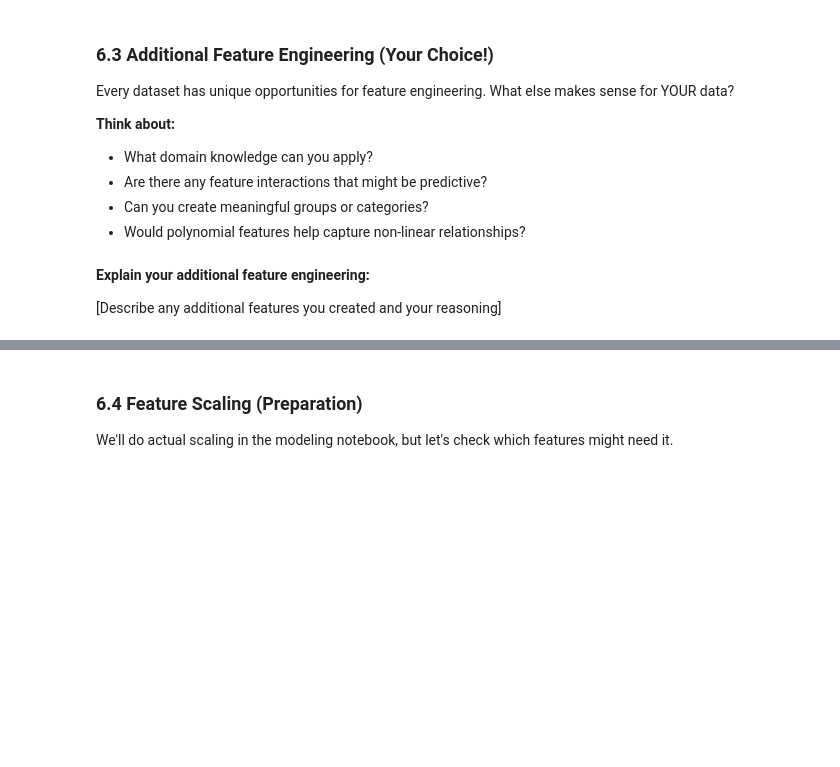
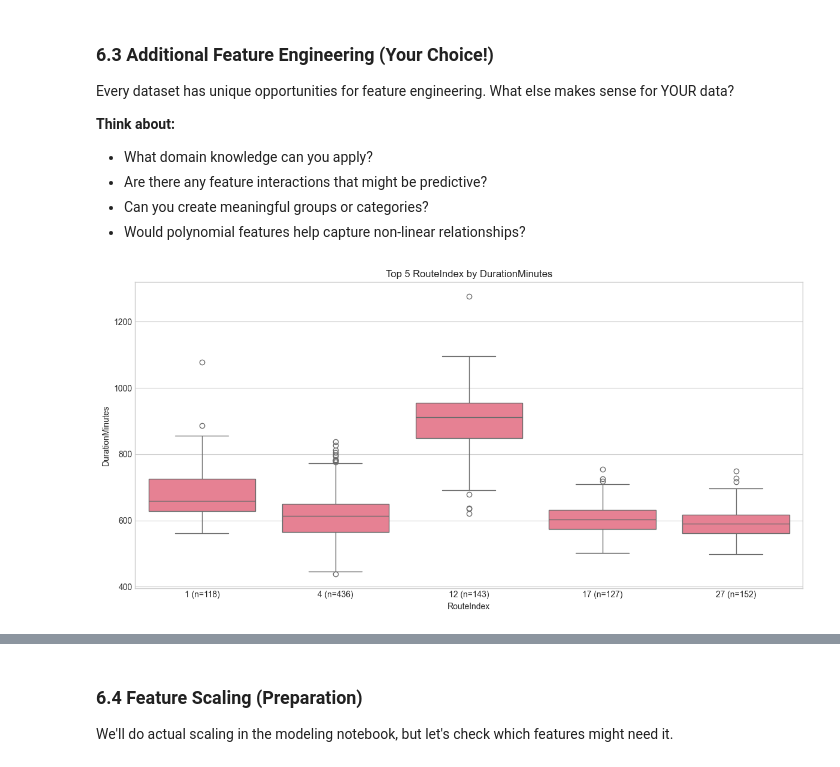
Before and after one commit to fsa-aiml-2511/individual-capstone-ericklanford, a Jupyter notebook: notebooks/01_problem_statement_and_eda.ipynb, the cells around one changed output, grey strips where cells are left out. Cells and saved outputs as stored; diff of their text form; code cells hidden in the pictures; blank space fills up the shorter version.

```diff
--- a/notebooks/01_problem_statement_and_eda.ipynb
+++ b/notebooks/01_problem_statement_and_eda.ipynb
@@ -781,3 +974,7 @@ else:
 # 4. Print how many duplicates were removed
 
 # YOUR CODE HERE:
+row_count_before = len(df_clean)
+df_clean = df_clean.drop_duplicates()
+row_count_after = len(df_clean)
+print(f"Removed {row_count_before - row_count_after} duplicate rows.")
@@ -854,3 +1095,6 @@ for col in current_numerical:
 # df_clean['column'] = df_clean['column'].clip(lower=0, upper=upper_bound)
 
 # YOUR CODE HERE:
+
+df_clean = df_clean[df_clean['DurationMinutes'] < 1500]
+print(df_clean.shape)
@@ -874,6 +1138,8 @@ print(df_clean.dtypes)
 # df_clean['category'] = df_clean['category'].astype('category')
 
 # YOUR CODE HERE:
+df_clean['Propulsion'] = df_clean['Propulsion'].astype('category')
+df_clean['Direction'] = df_clean['Direction'].astype('category')
 # %% [markdown]
 ## Section 6: Feature Engineering
 
@@ -937,3 +1255,11 @@ Think about what would help YOUR specific prediction problem!
 # df_clean['encoded_col'] = le.fit_transform(df_clean['category_col'])
 
 # YOUR CODE HERE:
+
+from sklearn.preprocessing import LabelEncoder
+le = LabelEncoder()
+df_clean['Propulsion_encoded'] = le.fit_transform(df_clean['Propulsion'])
+df_clean['Direction_encoded'] = le.fit_transform(df_clean['Direction'])
+
+# remove original columns
+df_clean = df_clean.drop(['Propulsion', 'Direction'], axis=1)
@@ -957,4 +1289,27 @@ Every dataset has unique opportunities for feature engineering. What else makes
-# %% [markdown]
-**Explain your additional feature engineering:**
-
-[Describe any additional features you created and your reasoning]
+# %%
+# YOUR ADDITIONAL FEATURE ENGINEERING CODE HERE
+# Add as many cells as you need!
+
+
+# get top 5 trip indices
+top_5_trip_indices = df_clean['RouteIndex'].value_counts().nlargest(5).index
+df_sample = df_clean[df_clean['RouteIndex'].isin(top_5_trip_indices)]
+
+# precompute counts
+counts = df_sample['RouteIndex'].value_counts()
+
+plt.figure(figsize=(12, 6))
+ax = sns.boxplot(x='RouteIndex', y='DurationMinutes', data=df_sample)
+
+# update x-axis labels with counts
+new_labels = [
+    f"{tick.get_text()} (n={counts[int(tick.get_text())]})"
+    for tick in ax.get_xticklabels()
+]
+ax.set_xticklabels(new_labels)
+
+plt.title('Top 5 RouteIndex by DurationMinutes')
+plt.tight_layout()
+plt.show()
+# %% [output]
+[figure, added]
```
Also changed, not shown: parts of 54 cells of this notebook, 2 other files.
